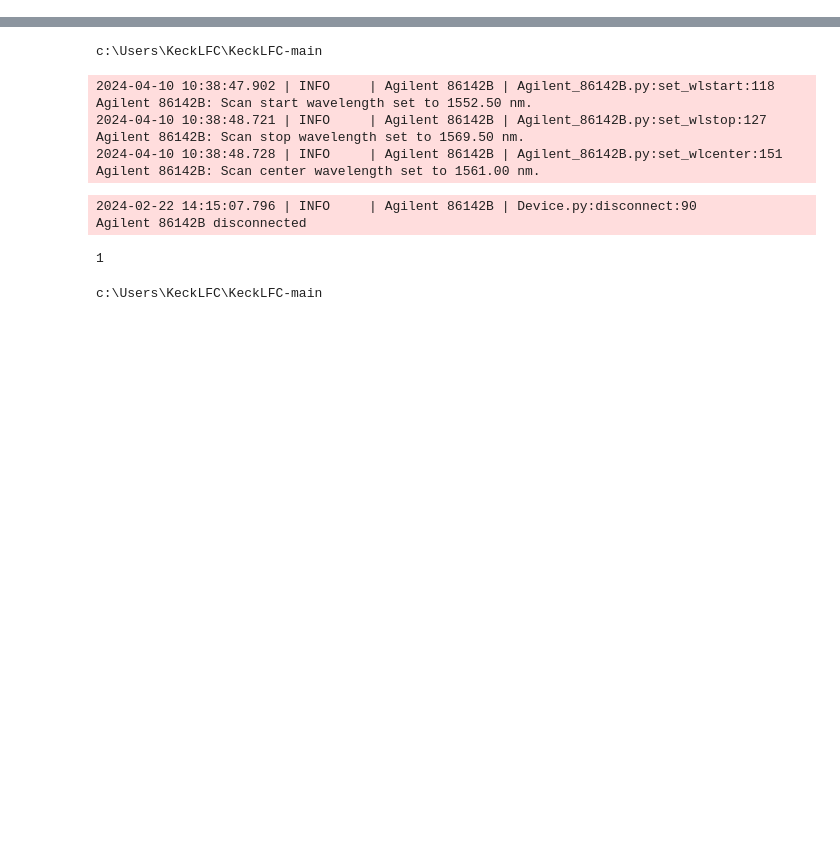
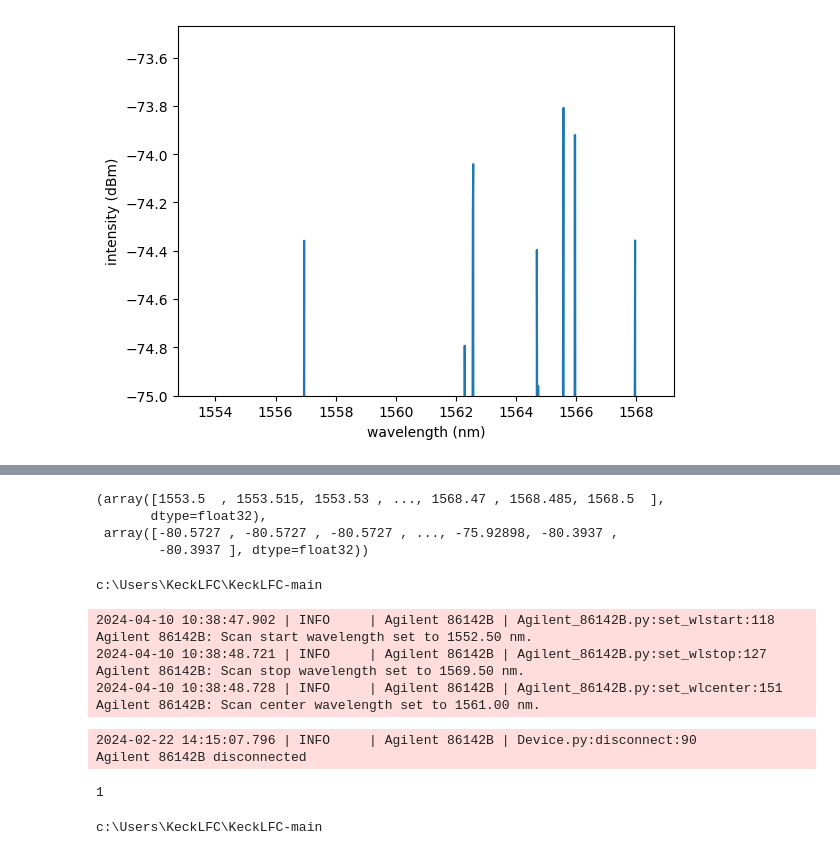
Before and after one commit to kester2015/KeckLFC-deploy, a Jupyter notebook: Notebooks/Minicomb_test_Feb.ipynb, the cells around one changed output, grey strips where cells are left out. Cells and saved outputs as stored; diff of their text form; code cells hidden in the pictures; blank space fills up the shorter version.

```diff
--- a/Notebooks/Minicomb_test_Feb.ipynb
+++ b/Notebooks/Minicomb_test_Feb.ipynb
@@ -10,2 +8,6 @@ logger initialized
 Agilent 86142B connected
 1
+# %%
+osa.get_trace('a')
+# %% [output]
+[figure, added]
@@ -12,3 +16,7 @@ Agilent 86142B connected
+(array([1553.5  , 1553.515, 1553.53 , ..., 1568.47 , 1568.485, 1568.5  ],
+       dtype=float32),
+ array([-80.5727 , -80.5727 , -80.5727 , ..., -75.92898, -80.3937 ,
+        -80.3937 ], dtype=float32))
 # %%
 cd ..
 # %% [output]
```
Also changed, not shown: parts of 13 cells of this notebook.
